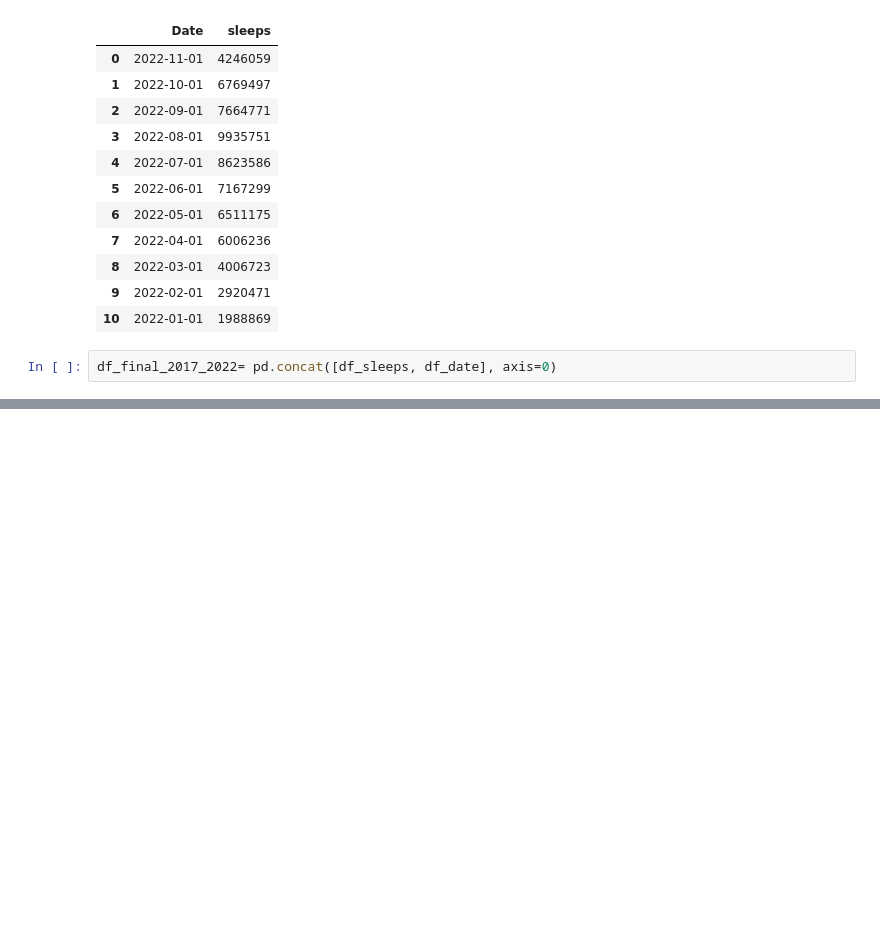
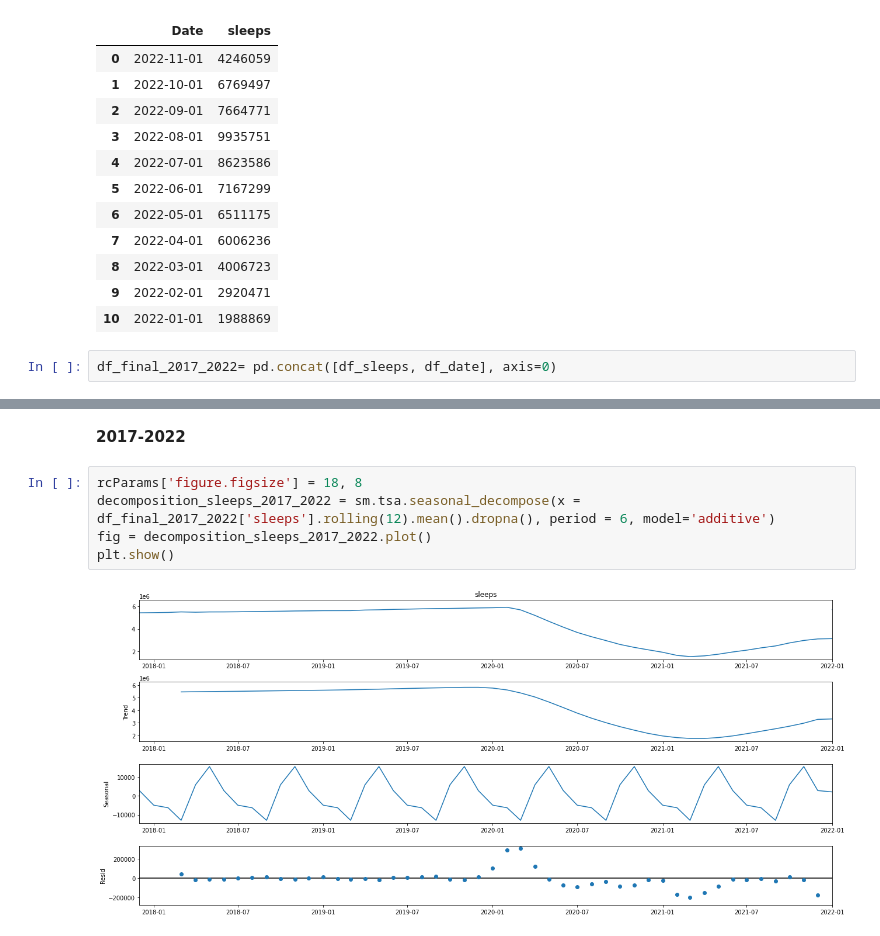
Before and after one commit to LuisaPolicarpo/Project5, a Jupyter notebook: Time_series_s_e_g.ipynb, the cells around one changed output, grey strips where cells are left out. Cells and saved outputs as stored; diff of their text form; blank space fills up the shorter version.

```diff
--- a/Time_series_s_e_g.ipynb
+++ b/Time_series_s_e_g.ipynb
@@ -1163,3 +1182,12 @@ files.download('df_final_2017_2022.csv')
 # %% [output]
 [interactive output not drawn]
 [interactive output not drawn]
+# %% [markdown]
+**2017-2022**
+# %%
+rcParams['figure.figsize'] = 18, 8
+decomposition_sleeps_2017_2022 = sm.tsa.seasonal_decompose(x = df_final_2017_2022['sleeps'].rolling(12).mean().dropna(), period = 6, model='additive')
+fig = decomposition_sleeps_2017_2022.plot()
+plt.show()
+# %% [output]
+[figure, added]
```
Also changed, not shown: parts of 18 cells of this notebook.
